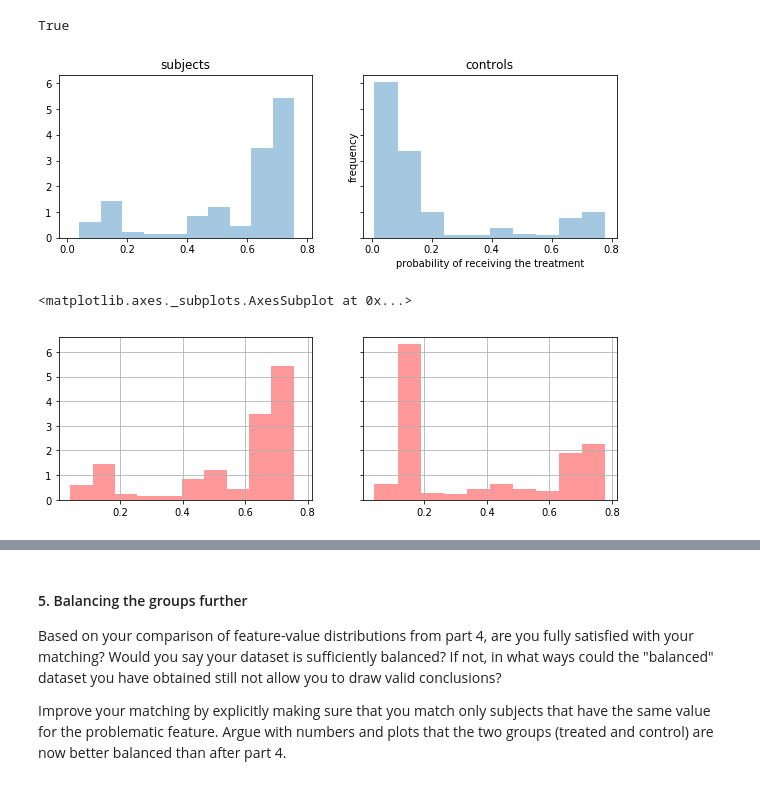
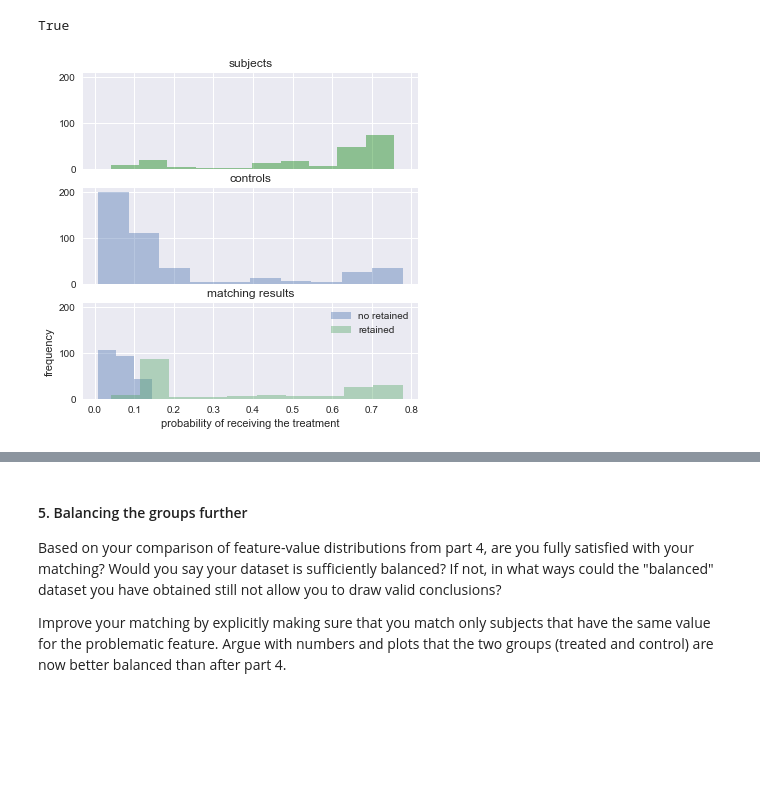
Before and after one commit to NicoBrun/ada2017, a Jupyter notebook: 04 - Applied ML/HW4.ipynb, the cells around one changed output, grey strips where cells are left out. Saved outputs shown, nothing was run; the diff lists cells and outputs as text; code cells hidden in the pictures; blank space fills up the shorter version.

```diff
--- a/04 - Applied ML/HW4.ipynb
+++ b/04 - Applied ML/HW4.ipynb
@@ -50,0 +59,11 @@ What might a naive "researcher" conclude from this superficial analysis?
+# %%
+''' Load the data and extract the groups'''
+
+observed_earnings = pd.read_csv('lalonde.csv', index_col=0)
+
+# split the two groups
+subjects = observed_earnings.loc[observed_earnings['treat']==1]
+controls = observed_earnings.loc[observed_earnings['treat']==0]
+
+# size of the groups
+print('The observational data is build with {} subjects and {} controls'.format(len(subjects.index), len(controls.index)))
@@ -252,6 +308,13 @@ X.describe()
 # %%
 from sklearn import linear_model
 
+''' Compute propensity scores'''
+
+# define features and labels
+feature_cols = observed_earnings.drop(['treat','re78'],axis=1).columns
+X = observed_earnings[feature_cols]
+y = observed_earnings.treat
+
 logistic = linear_model.LogisticRegression()
 logistic.fit(X, y)
 # %% [output]
@@ -333,21 +422,24 @@ comparative_dat['control_score'] = propensity_scores_controls[controls_ids]
+# %%
+'''Retreive the unretained controls to evaluate the matching'''
+
+unretained = controls.copy()
+unretained['enum'] = list(np.arange(0,N2))
+unretained = unretained.loc[unretained['enum'].isin(controls_ids) == False]
+unretained_ids = list(unretained['enum'])
 # %%
-pred = logistic.predict_proba(X)
-propensity_scores_subjects = np.transpose(pred[y==1])[1]
-propensity_scores_controls = np.transpose(pred[y==0])[1]
+'''Display to check the matching'''
 
-fig, axes = plt.subplots(1, 2, figsize=(10,3), sharex=True,sharey=True);
-axes[0].hist(propensity_scores_subjects,normed=1,alpha=0.4)
+fig, axes = plt.subplots(3, 1, figsize=(6,6), sharex=True,sharey=True);
+axes[0].hist(propensity_scores_subjects,normed=0, facecolor='green',alpha=0.4)
 axes[0].set_title('subjects')
-axes[1].hist(propensity_scores_controls,normed=1,alpha=0.4)
+axes[1].hist(propensity_scores_controls,normed=0,alpha=0.4)
 axes[1].set_title('controls')
+axes[2].hist(propensity_scores_controls[unretained_ids],normed=0,bins=3,alpha=0.4)
+axes[2].hist(propensity_scores_controls[controls_ids],normed=0,bins=10,alpha=0.4)
+axes[2].set_title('matching results')
+axes[2].legend(['no retained','retained'])
 plt.xlabel('probability of receiving the treatment')
 plt.ylabel('frequency')
 plt.show()
-
-fig, axes = plt.subplots(1, 2, figsize=(10,3), sharex=True,sharey=True);
-comparative_dat['subject_score'].hist(ax=axes[0],facecolor='red',normed=1,alpha=0.4)
-comparative_dat['control_score'].hist(ax=axes[1],facecolor='red',normed=1,alpha=0.4)
 # %% [output]
-[figure, old version]
+[figure, new version]
-<matplotlib.axes._subplots.AxesSubplot at 0x...>
-[figure, removed]
```
Also changed, not shown: parts of 56 cells of this notebook.
